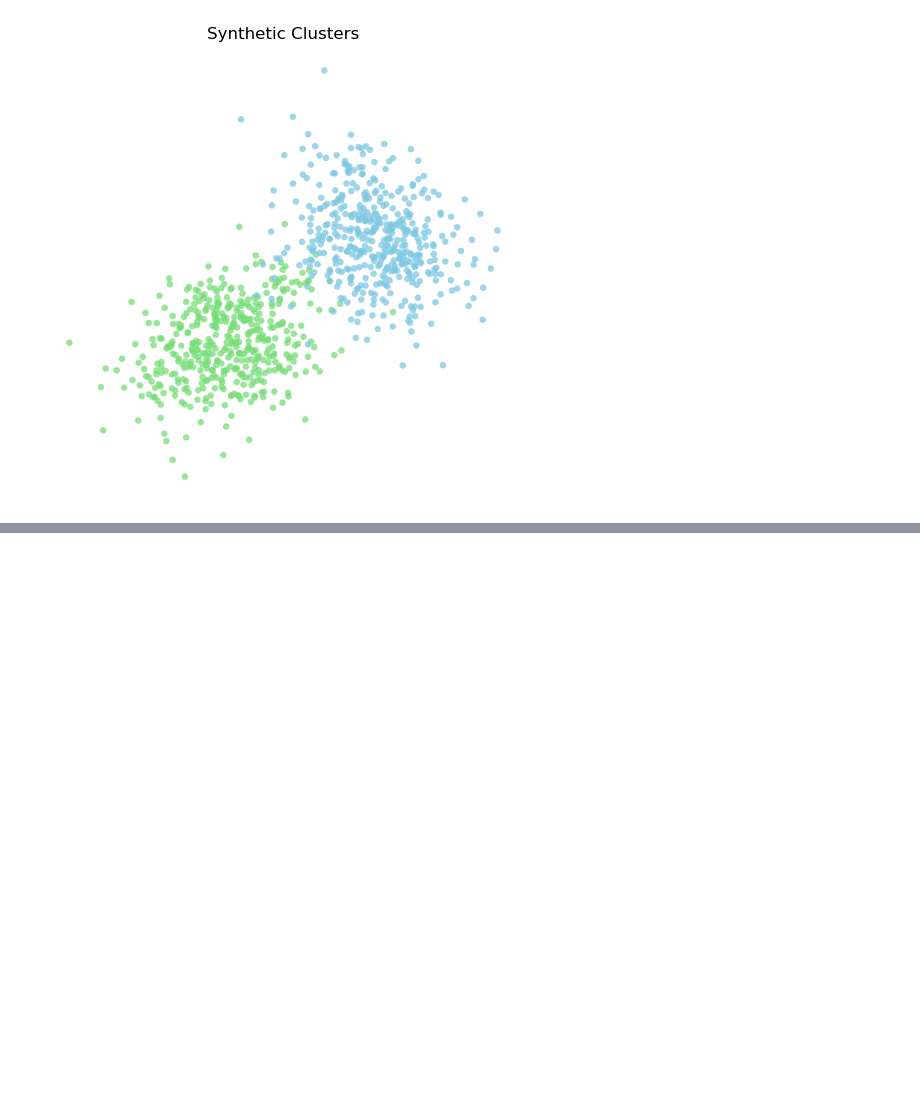
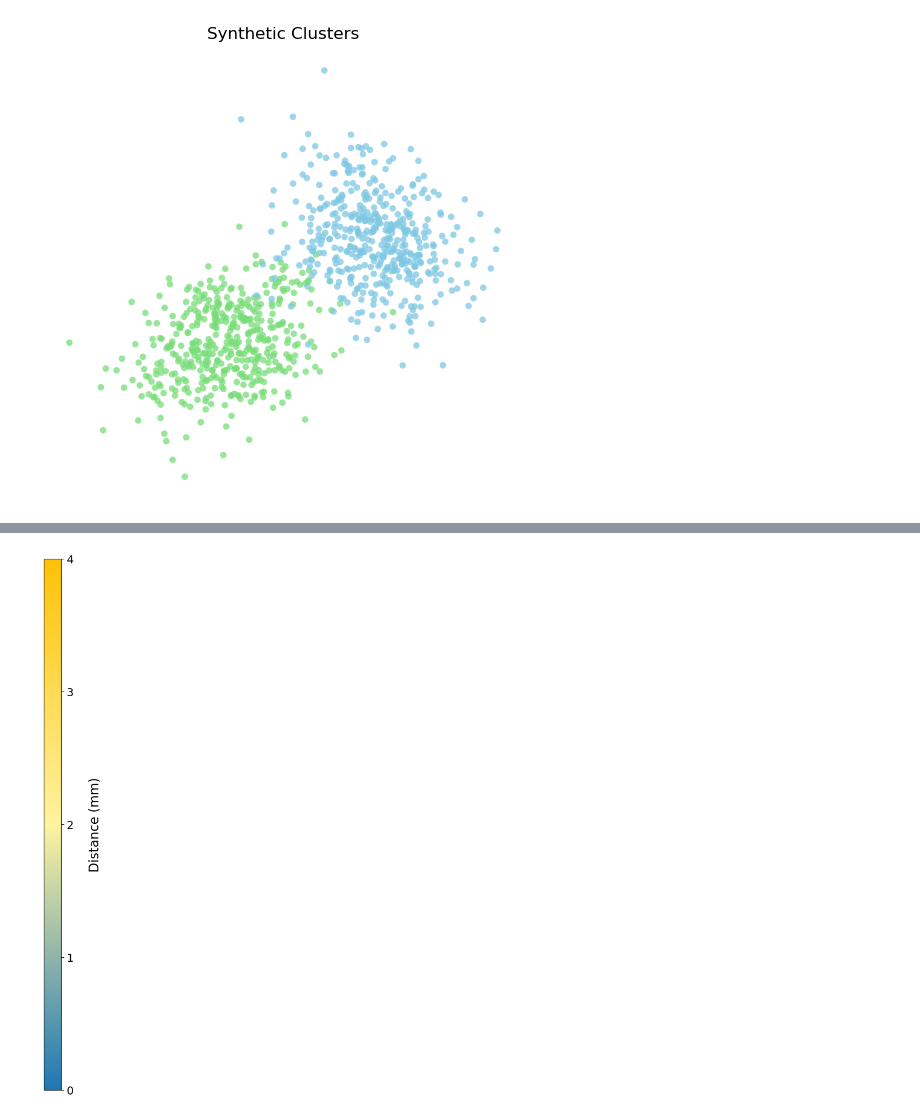
Before and after one commit to Jakaria08/Disentangle_Latent_Space_Deep_SDF, a Jupyter notebook: interactive_visualization_latent_to_shape.ipynb, the cells around one changed output, grey strips where cells are left out. Saved outputs shown, nothing was run; the diff lists cells and outputs as text; code cells hidden in the pictures; blank space fills up the shorter version.

```diff
--- a/interactive_visualization_latent_to_shape.ipynb
+++ b/interactive_visualization_latent_to_shape.ipynb
@@ -56,12 +56,12 @@ anywidget not found; view persistence disabled (install anywidget to keep camera
 # %%
 # Update these paths if your experiment folders are elsewhere.
 EXPERIMENTS = {
-    "real_label": "/home/jakaria/INR/Deep3DComp/outputs/optuna_vae_sdf_4_8/trial_0001",
-    "pseudo_label": "examples/ADNI_1_L_No_MCI/MLP_VAE_SDF_disentangle_pseudo_label_with_age",
+    "real_label": "examples/OAI-ZIB/MLP_VAE_SDF_disentangle_all_true_label_age",
+    "pseudo_label": "examples/OAI-ZIB/MLP_VAE_SDF_disentangle_pseudo_label_with_age_threshold_0.25",
 }
 
-MODEL_FILENAME = "500.pth"
-LATENTS_FILENAME = "500.pth"
+MODEL_FILENAME = "latest.pth"
+LATENTS_FILENAME = "latest.pth"
 # %%
 def load_specs(exp_dir):
     specs_path = os.path.join(exp_dir, "specs.json")
@@ -2584,0 +4043,34 @@ plt.show()
+# %%
+# --- Colorbar for change intensity (distance in mm) ---
+import matplotlib.pyplot as plt
+from matplotlib.colors import LinearSegmentedColormap, Normalize
+import matplotlib as mpl
+
+# Same colors used in Plotly meshes
+colors = [
+    (0.0, '#1f77b4'),
+    (0.5, '#FFF3A0'),
+    (1.0, '#FFC107'),
+]
+
+cmap = LinearSegmentedColormap.from_list('change_map', [c for _, c in colors])
+norm = Normalize(vmin=0.0, vmax=4.0)
+
+fig, ax = plt.subplots(figsize=(1.0, 12.0))  # tall (long) bar
+fig.subplots_adjust(left=0.35, right=0.65)
+
+cb = mpl.colorbar.ColorbarBase(
+    ax,
+    cmap=cmap,
+    norm=norm,
+    orientation='vertical',
+)
+
+cb.set_ticks([0, 1, 2, 3, 4])
+
+cb.set_label('Distance (mm)', rotation=90, labelpad=18, fontsize=16)
+cb.ax.tick_params(labelsize=14)
+
+plt.show()
+# %% [output]
+[figure, added]
```
Also changed, not shown: parts of 18 cells of this notebook, 36 other files.
